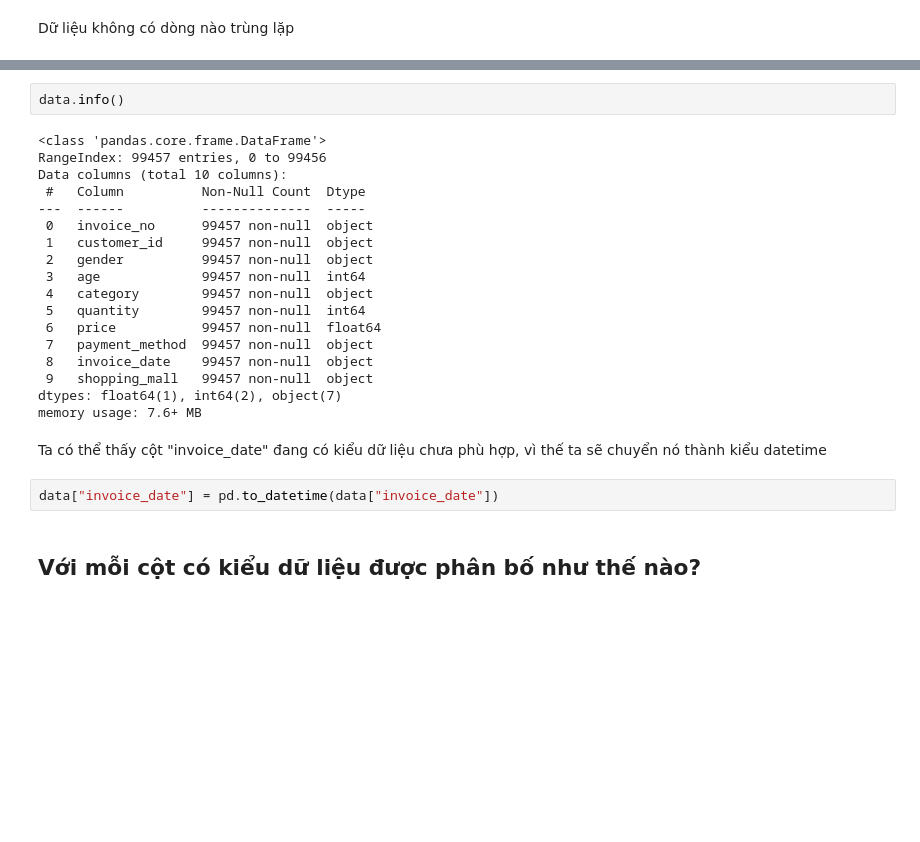
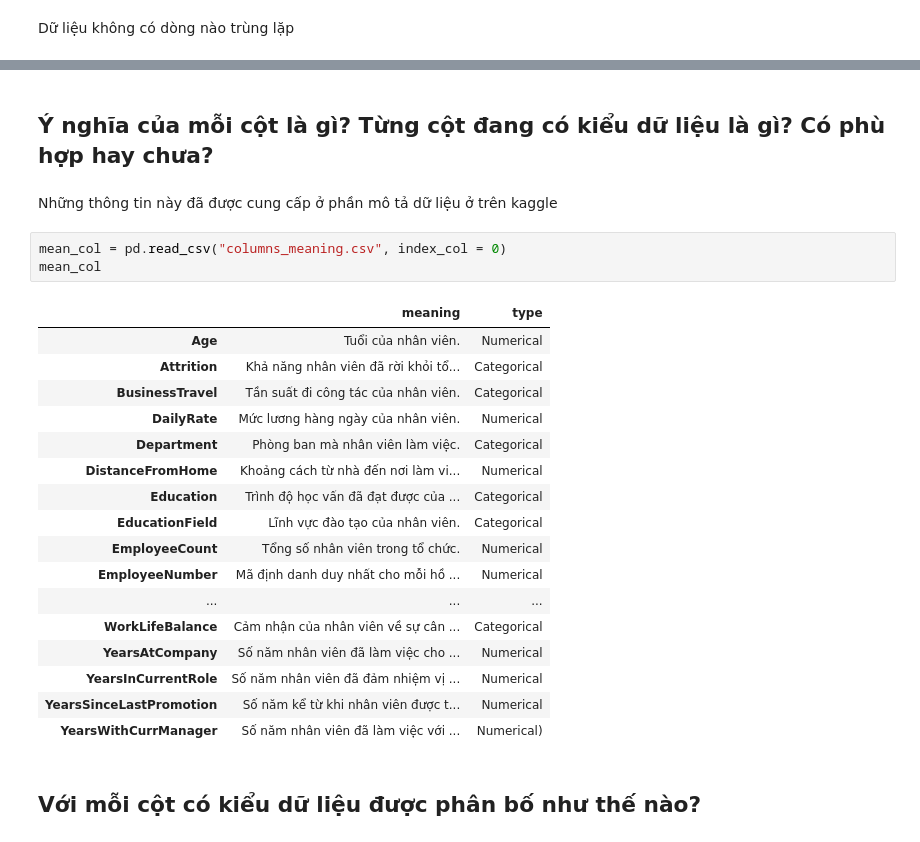
Before and after one commit to HuyHCMUS/DataVisualize-1, a Jupyter notebook: Kham_pha_du_lieu.ipynb, the cells around one changed output, grey strips where cells are left out. Saved outputs shown, nothing was run; the diff lists cells and outputs as text; blank space fills up the shorter version.

```diff
--- a/Kham_pha_du_lieu.ipynb
+++ b/Kham_pha_du_lieu.ipynb
@@ -41,27 +56,28 @@ Dữ liệu không có dòng nào trùng lặp
-# %%
-data.info()
-# %% [output]
-<class 'pandas.core.frame.DataFrame'>
-RangeIndex: 99457 entries, 0 to 99456
-Data columns (total 10 columns):
- #   Column          Non-Null Count  Dtype
----  ------          --------------  -----
- 0   invoice_no      99457 non-null  object
- 1   customer_id     99457 non-null  object
- 2   gender          99457 non-null  object
- 3   age             99457 non-null  int64
- 4   category        99457 non-null  object
- 5   quantity        99457 non-null  int64
- 6   price           99457 non-null  float64
- 7   payment_method  99457 non-null  object
- 8   invoice_date    99457 non-null  object
- 9   shopping_mall   99457 non-null  object
-dtypes: float64(1), int64(2), object(7)
-memory usage: 7.6+ MB
-# %% [markdown]
-Ta có thể thấy cột "invoice_date" đang có kiểu dữ liệu chưa phù hợp, vì thế ta sẽ chuyển nó thành kiểu datetime
-# %%
-data["invoice_date"] = pd.to_datetime(data["invoice_date"])
+# %% [markdown]
+## Ý nghĩa của mỗi cột là gì? Từng cột đang có kiểu dữ liệu là gì? Có phù hợp hay chưa?
+# %% [markdown]
+Những thông tin này đã được cung cấp ở phần mô tả dữ liệu ở trên kaggle
+# %%
+mean_col = pd.read_csv("columns_meaning.csv", index_col = 0)
+mean_col
+# %% [output]
+|  | meaning | type |
+| Age | Tuổi của nhân viên. | Numerical |
+| Attrition | Khả năng nhân viên đã rời khỏi tổ... | Categorical |
+| BusinessTravel | Tần suất đi công tác của nhân viên. | Categorical |
+| DailyRate | Mức lương hàng ngày của nhân viên. | Numerical |
+| Department | Phòng ban mà nhân viên làm việc. | Categorical |
+| DistanceFromHome | Khoảng cách từ nhà đến nơi làm vi... | Numerical |
+| Education | Trình độ học vấn đã đạt được của ... | Categorical |
+| EducationField | Lĩnh vực đào tạo của nhân viên. | Categorical |
+| EmployeeCount | Tổng số nhân viên trong tổ chức. | Numerical |
+| EmployeeNumber | Mã định danh duy nhất cho mỗi hồ ... | Numerical |
+| ... | ... | ... |
+| WorkLifeBalance | Cảm nhận của nhân viên về sự cân ... | Categorical |
+| YearsAtCompany | Số năm nhân viên đã làm việc cho ... | Numerical |
+| YearsInCurrentRole | Số năm nhân viên đã đảm nhiệm vị ... | Numerical |
+| YearsSinceLastPromotion | Số năm kể từ khi nhân viên được t... | Numerical |
+| YearsWithCurrManager | Số năm nhân viên đã làm việc với ... | Numerical) |
 # %% [markdown]
 ## Với mỗi cột có kiểu dữ liệu được phân bố như thế nào?
 # %% [markdown]
```
Also changed, not shown: parts of 11 cells of this notebook, 2 other files.
